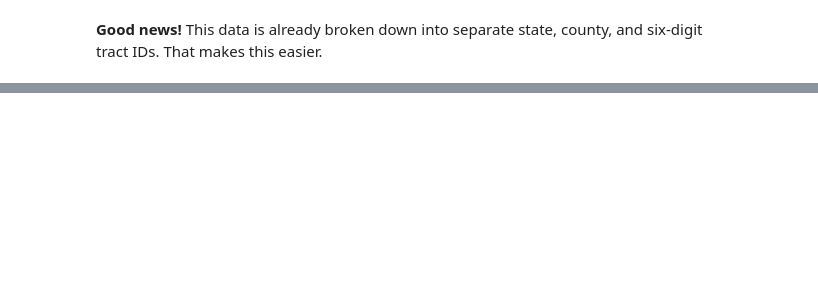
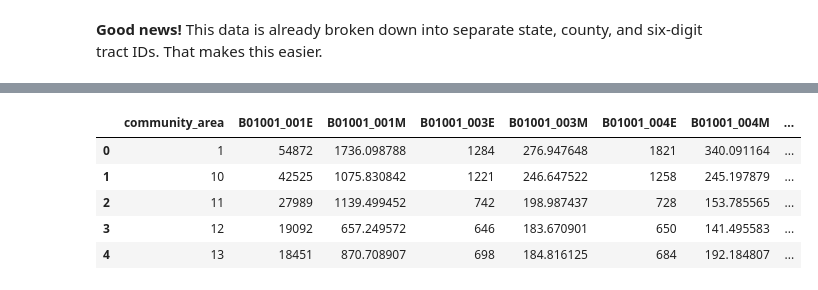
Before and after one commit to censusreporter/nicar20-advanced-census-python, a Jupyter notebook: workshop.ipynb, the cells around one changed output, grey strips where cells are left out. Drawn from its saved outputs; the diff is of its cells as text; code cells hidden in the pictures; blank space fills up the shorter version.

```diff
--- a/workshop.ipynb
+++ b/workshop.ipynb
@@ -74,13 +85,14 @@ People used to working with Chicago maps may notice something strange about the
 
 It turns out that the City of Chicago publishes an ["official" list of Census tracts](https://data.cityofchicago.org/Facilities-Geographic-Boundaries/Boundaries-Census-Tracts-2010/5jrd-6zik).  Let's look at the difference.
 # %%
-chi_tracts = geopandas.read_file('data/Boundaries - Census Tracts - 2010.geojson')
-chi_tracts = chi_tracts.to_crs(chi_median_age.geometry.crs) # make them the same projection
+# we exported the official list of tracts as a GeoJSON file.
+chi_tracts_geo = geopandas.read_file('data/Boundaries - Census Tracts - 2010.geojson')
+chi_tracts_geo = chi_tracts_geo.to_crs(chi_median_age.geometry.crs) # make them the same projection
 f, (ax1, ax2) = plt.subplots(1, 2, figsize=(15,15))
 ax1.set_title(f'Tracts in Chicago from Cenpy ({len(chi_median_age)})')
-ax2.set_title(f'Tracts in Chicago from City of Chicago ({len(chi_tracts)})')
+ax2.set_title(f'Tracts in Chicago from City of Chicago ({len(chi_tracts_geo)})')
 chi_median_age.plot(ax=ax1)
-chi_tracts.plot(ax=ax2)
+chi_tracts_geo.plot(ax=ax2)
 # %% [output]
 <matplotlib.axes._subplots.AxesSubplot at 0x...>
 [figure]
@@ -253,0 +301,40 @@ import census_data_aggregator
+# %%
+# a helper function so that we can sum more than one estimate/moe pair in a given data frame
+def sum_with_moe(df, *column_pairs):
+    """Given a data frame and a list of one or more tuples representing estimate/error pairs,
+       return a dictionary where each key is one of the values from column pairs and the corresponding
+       value is the approximate sum, or approximate error for the sum.
+    """
+    result = {}
+    for est,err in column_pairs:
+        tuples = [tuple(x) for x in df[[est,err]].to_numpy()]
+        est_sum, err_sum = approximate_sum(*tuples)
+        result[est] = est_sum
+        result[err] = err_sum
+    return result
+
+
+# sum the tracts
+sums = []
+
+for comm_area, df in pop_by_tract.groupby('community_area'):
+    tuples = zip(estimate_cols, moe_cols)
+    d = sum_with_moe(df, *tuples)
+    d['community_area'] = comm_area
+    sums.append(d)
+
+pop_by_comm_area_base = pd.DataFrame(sums)
+
+cols = list(pop_by_comm_area_base.columns) # I wanted to see 'community_area' at the front of the list, for review purposes
+cols.remove('community_area') # so take it out
+cols.insert(0,'community_area') # and put it back where we want it
+pop_by_comm_area_base = pop_by_comm_area_base.reindex(cols, axis=1) # and tell the dataframe our preferred column order
+
+pop_by_comm_area_base.head() # how does that look?
+# %% [output]
+|  | community_area | B01001_001E | B01001_001M | B01001_003E | B01001_003M | B01001_004E | B01001_004M | ... |
+| 0 | 1 | 54872 | 1736.098788 | 1284 | 276.947648 | 1821 | 340.091164 | ... |
+| 1 | 10 | 42525 | 1075.830842 | 1221 | 246.647522 | 1258 | 245.197879 | ... |
+| 2 | 11 | 27989 | 1139.499452 | 742 | 198.987437 | 728 | 153.785565 | ... |
+| 3 | 12 | 19092 | 657.249572 | 646 | 183.670901 | 650 | 141.495583 | ... |
+| 4 | 13 | 18451 | 870.708907 | 698 | 184.816125 | 684 | 192.184807 | ... |
```
Also changed, not shown: parts of 42 cells of this notebook, 7 other files.
